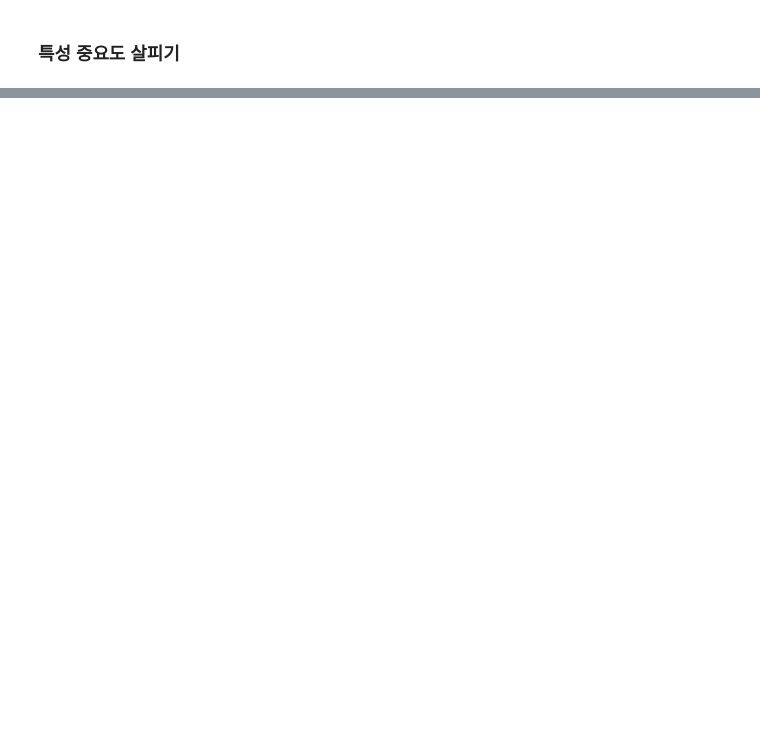
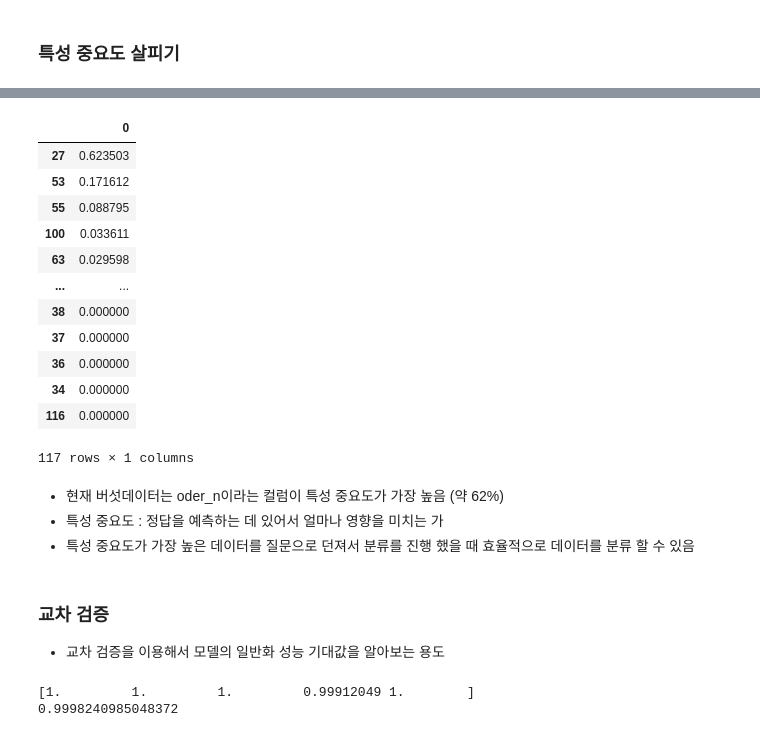
Before and after one commit to soohyun020812/SW_MachineLearning, a Jupyter notebook: 0802 ex03 결정트리를 이용한 버섯데이터 분류.ipynb, the cells around one changed output, grey strips where cells are left out. Cells and saved outputs as stored; diff of their text form; code cells hidden in the pictures; blank space fills up the shorter version.

```diff
--- a/0802 ex03 결정트리를 이용한 버섯데이터 분류.ipynb
+++ b/0802 ex03 결정트리를 이용한 버섯데이터 분류.ipynb
@@ -444,0 +470,26 @@ array([0.        , 0.        , 0.        , 0.        , 0.        ,
+# %%
+# 특성 중요도를 내림차순으로 정렬해보자
+
+fi.sort_values(by=0, ascending=False)
+# %% [output]
+|  | 0 |
+| 27 | 0.623503 |
+| 53 | 0.171612 |
+| 55 | 0.088795 |
+| 100 | 0.033611 |
+| 63 | 0.029598 |
+| ... | ... |
+| 38 | 0.000000 |
+| 37 | 0.000000 |
+| 36 | 0.000000 |
+| 34 | 0.000000 |
+| 116 | 0.000000 |
+117 rows × 1 columns
+# %% [markdown]
+- 현재 버섯데이터는 oder_n이라는 컬럼이 특성 중요도가 가장 높음 (약 62%)
+- 특성 중요도 : 정답을 예측하는 데 있어서 얼마나 영향을 미치는 가
+- 특성 중요도가 가장 높은 데이터를 질문으로 던져서 분류를 진행 했을 때 효율적으로 데이터를 분류 할 수 있음
+# %% [markdown]
+### 교차 검증
+
+- 교차 검증을 이용해서 모델의 일반화 성능 기대값을 알아보는 용도
@@ -444,0 +500,13 @@ array([0.        , 0.        , 0.        , 0.        , 0.        ,
+# %%
+# 모듈 사용해보기
+# cross_val_score(모델 객체, 훈련용 문제 데이터, 훈련용 정답 데이터, 몇 등분)
+
+rs = cross_val_score(tree_mush01, X_train, y_train, cv = 5)
+
+# 평균값 구해주기
+
+print(rs)
+print(rs.mean())
+# %% [output]
+[1.         1.         1.         0.99912049 1.        ]
+0.9998240985048372
```
Also changed, not shown: parts of 5 cells of this notebook, 1 other file.
